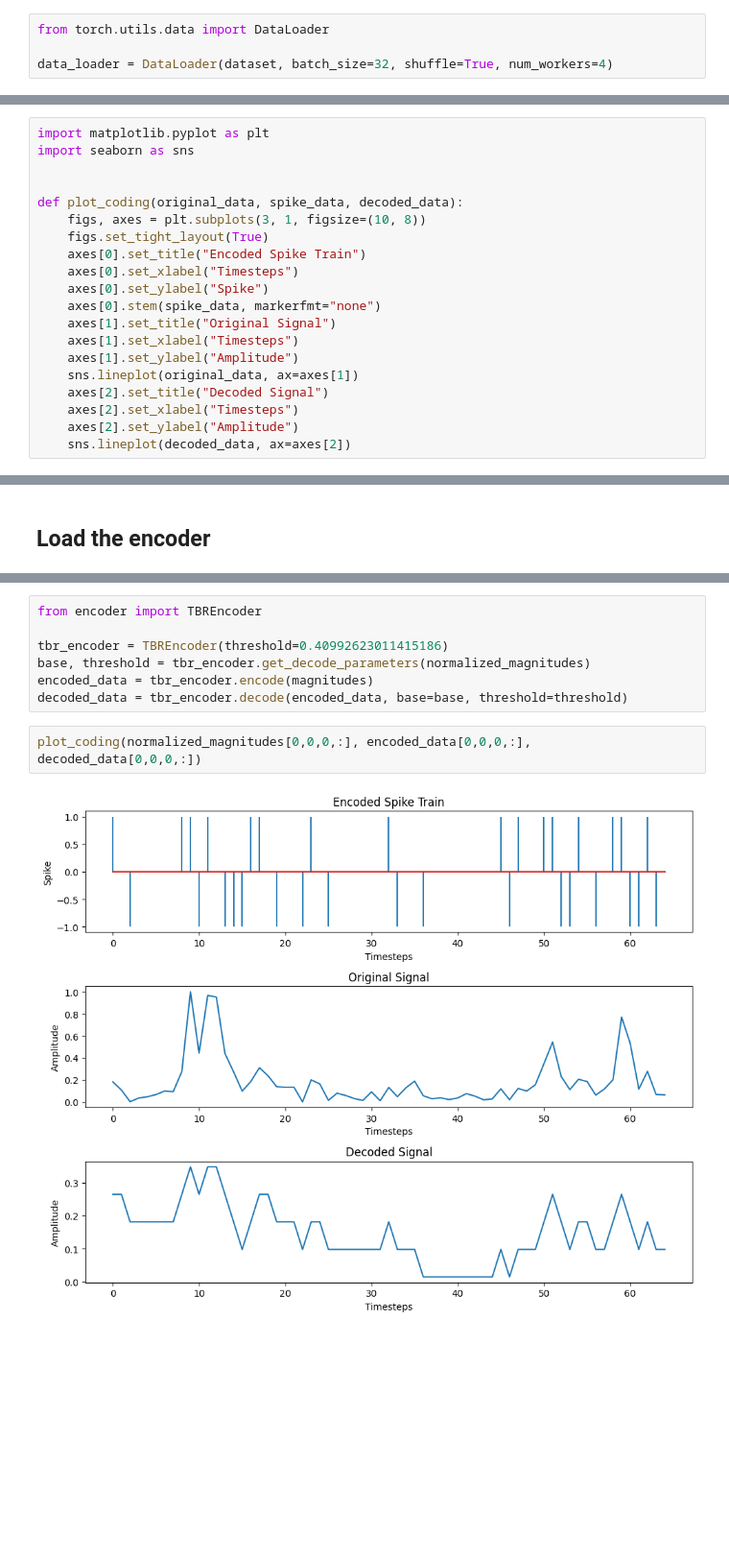
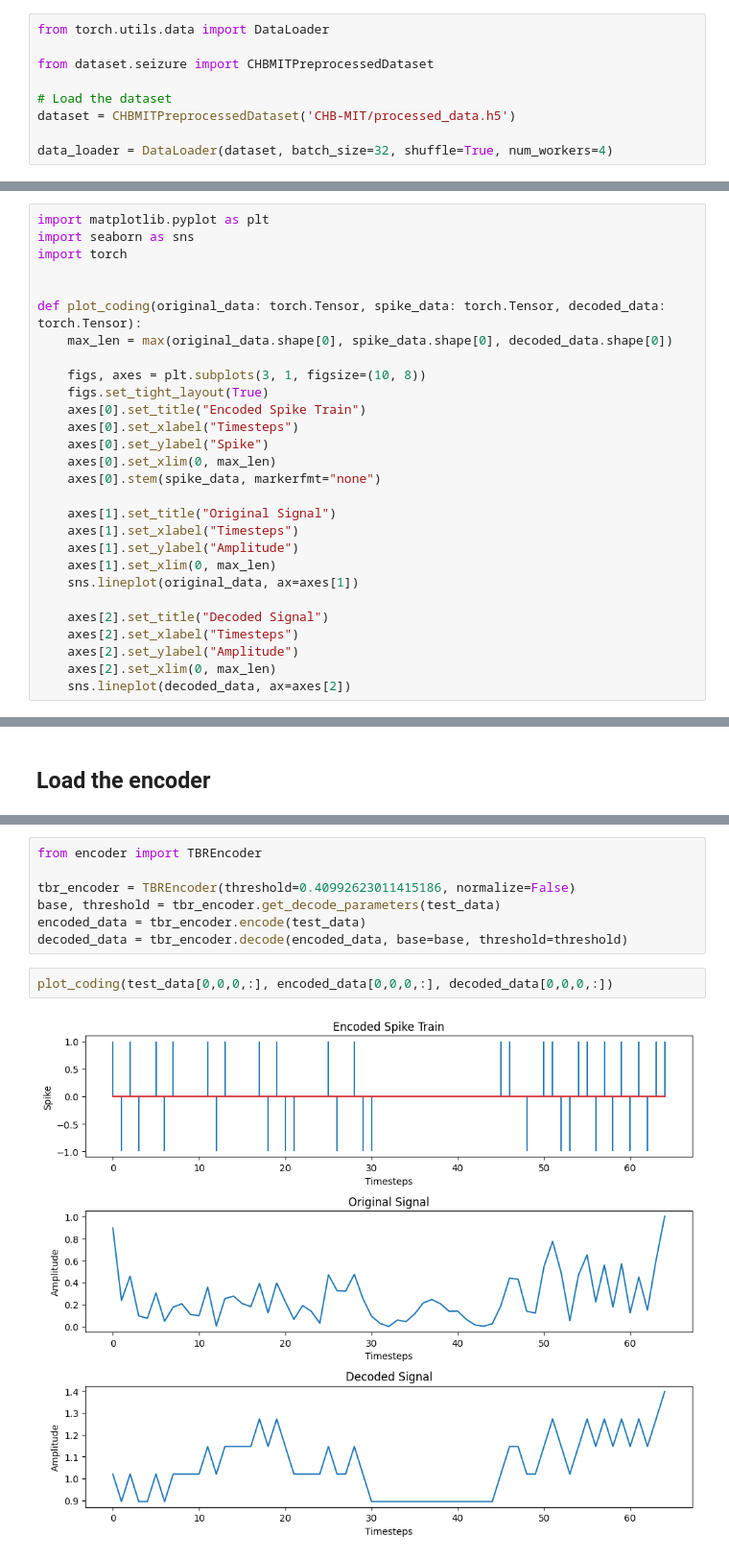
Before and after one commit to sin22766/snn-encoder-test, a Jupyter notebook: encoder-test.ipynb, the cells around one changed output, grey strips where cells are left out. Shown: that part at 96% size. Cells and saved outputs as stored; diff of their text form; blank space fills up the shorter version.

```diff
--- a/encoder-test.ipynb
+++ b/encoder-test.ipynb
@@ -68,28 +16,41 @@ with h5py.File("processed_data.h5", "w") as f:
 # %%
 from torch.utils.data import DataLoader
 
+from dataset.seizure import CHBMITPreprocessedDataset
+
+# Load the dataset
+dataset = CHBMITPreprocessedDataset('CHB-MIT/processed_data.h5')
+
 data_loader = DataLoader(dataset, batch_size=32, shuffle=True, num_workers=4)
 # %% [markdown]
 ## Create utils
 # %%
 import matplotlib.pyplot as plt
 import seaborn as sns
+import torch
 
 
-def plot_coding(original_data, spike_data, decoded_data):
+def plot_coding(original_data: torch.Tensor, spike_data: torch.Tensor, decoded_data: torch.Tensor):
+    max_len = max(original_data.shape[0], spike_data.shape[0], decoded_data.shape[0])
+
     figs, axes = plt.subplots(3, 1, figsize=(10, 8))
     figs.set_tight_layout(True)
     axes[0].set_title("Encoded Spike Train")
     axes[0].set_xlabel("Timesteps")
     axes[0].set_ylabel("Spike")
+    axes[0].set_xlim(0, max_len)
     axes[0].stem(spike_data, markerfmt="none")
+
     axes[1].set_title("Original Signal")
     axes[1].set_xlabel("Timesteps")
     axes[1].set_ylabel("Amplitude")
+    axes[1].set_xlim(0, max_len)
     sns.lineplot(original_data, ax=axes[1])
+
     axes[2].set_title("Decoded Signal")
     axes[2].set_xlabel("Timesteps")
     axes[2].set_ylabel("Amplitude")
+    axes[2].set_xlim(0, max_len)
     sns.lineplot(decoded_data, ax=axes[2])
 # %% [markdown]
 ## Get the dataset
@@ -185,14 +92,14 @@ plot_coding(normalized_magnitudes[0,0,0,:], encoded_data[0,0,0,:], decoded_data[
 # %%
 from encoder import TBREncoder
 
-tbr_encoder = TBREncoder(threshold=0.40992623011415186)
-base, threshold = tbr_encoder.get_decode_parameters(normalized_magnitudes)
-encoded_data = tbr_encoder.encode(magnitudes)
+tbr_encoder = TBREncoder(threshold=0.40992623011415186, normalize=False)
+base, threshold = tbr_encoder.get_decode_parameters(test_data)
+encoded_data = tbr_encoder.encode(test_data)
 decoded_data = tbr_encoder.decode(encoded_data, base=base, threshold=threshold)
 # %%
-plot_coding(normalized_magnitudes[0,0,0,:], encoded_data[0,0,0,:], decoded_data[0,0,0,:])
+plot_coding(test_data[0,0,0,:], encoded_data[0,0,0,:], decoded_data[0,0,0,:])
 # %% [output]
-[figure, old version]
+[figure, new version]
 # %%
 from encoder import BSAEncoder
 
```
Also changed, not shown: parts of 27 cells of this notebook, 11 other files.
